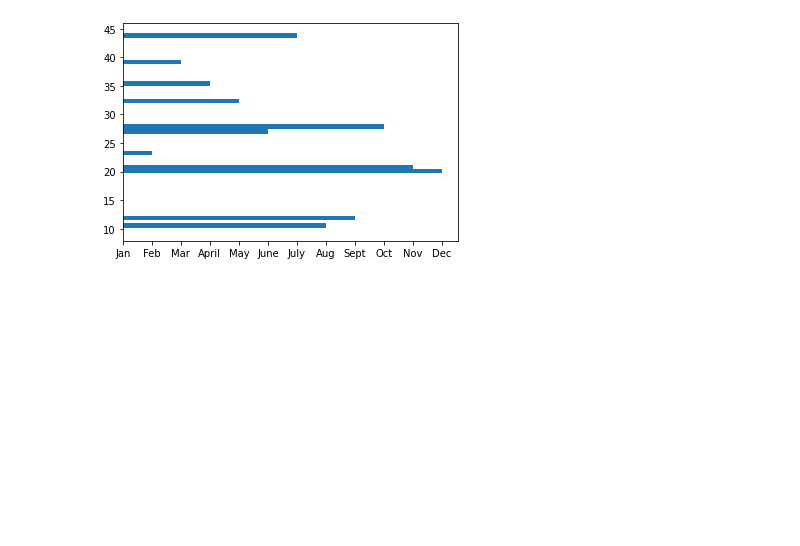
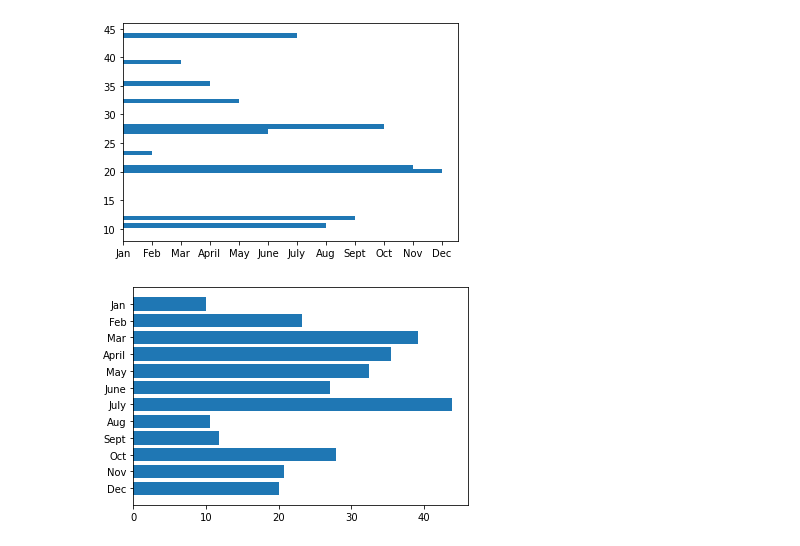
Before and after one commit to cameronmitchell18/PyBer-Analysis-Practice, a Jupyter notebook: PyBer_Practice.ipynb, the cells around one changed output. Drawn from its saved outputs; the diff is of its cells as text; code cells hidden in the pictures; blank space fills up the shorter version.

```diff
--- a/PyBer_Practice.ipynb
+++ b/PyBer_Practice.ipynb
@@ -144,3 +144,12 @@ plt.barh(y_axis, x_axis)
 # %% [output]
 <BarContainer object of 12 artists>
 [figure]
+# %%
+# NOTE: To invert the y-axis to have the months in ascending order, use the gca() method. The gca() method means "get current axes."
+# We can chain the gca() method to the invert_yaxis() method by using gca().invert_yaxis(), as shown here:
+
+# Create the plot.
+plt.barh(x_axis, y_axis)
+plt.gca().invert_yaxis()
+# %% [output]
+[figure, added]
```
Also changed, not shown: parts of 8 cells of this notebook.
